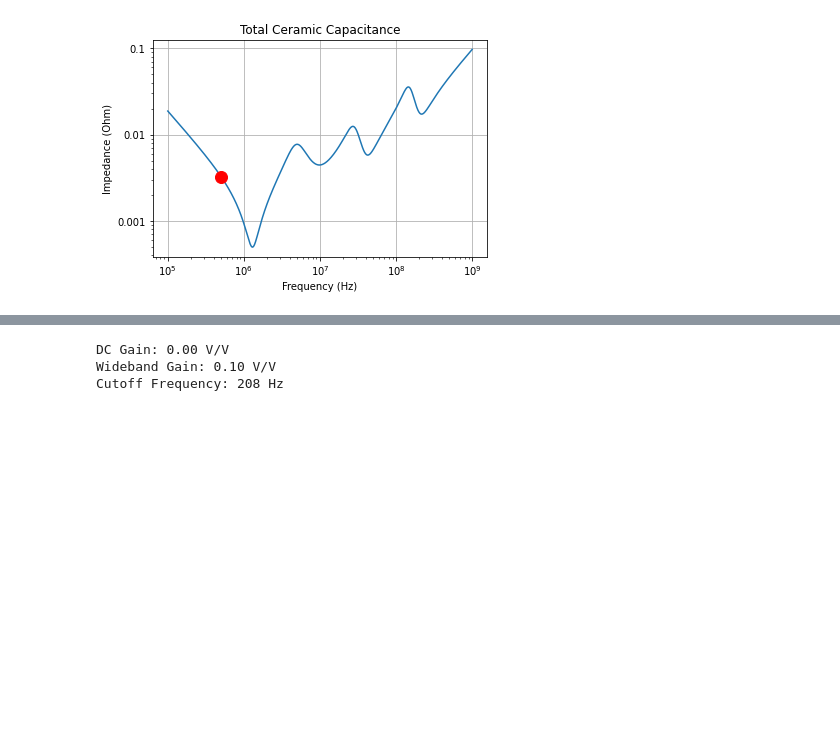
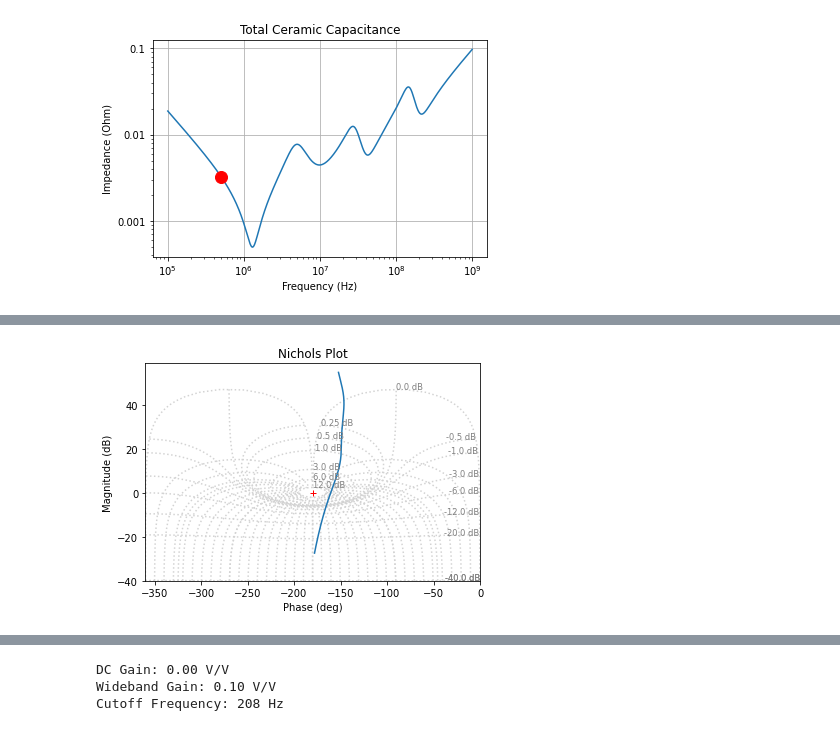
Before and after one commit to amosborne/buck-converter-stability, a Jupyter notebook: analysis.ipynb, the cells around one changed output, grey strips where cells are left out. Cells and saved outputs as stored; diff of their text form; code cells hidden in the pictures; blank space fills up the shorter version.

```diff
--- a/analysis.ipynb
+++ b/analysis.ipynb
@@ -151,3 +214,8 @@ mag, phase, omega = control.bode_plot(cap100u, omega_limits=(100, 1e6), Hz=True)
+# %%
+freq = math.tau * np.logspace(3, np.log10(fsw / 2), 1000)  # 100Hz to 100kHz
+control.nichols_plot(loop, omega=freq)
+# %% [output]
+[figure, added]
 # %% [markdown]
 # Signal Injection Transformer
 
```
Also changed, not shown: parts of 10 cells of this notebook.
